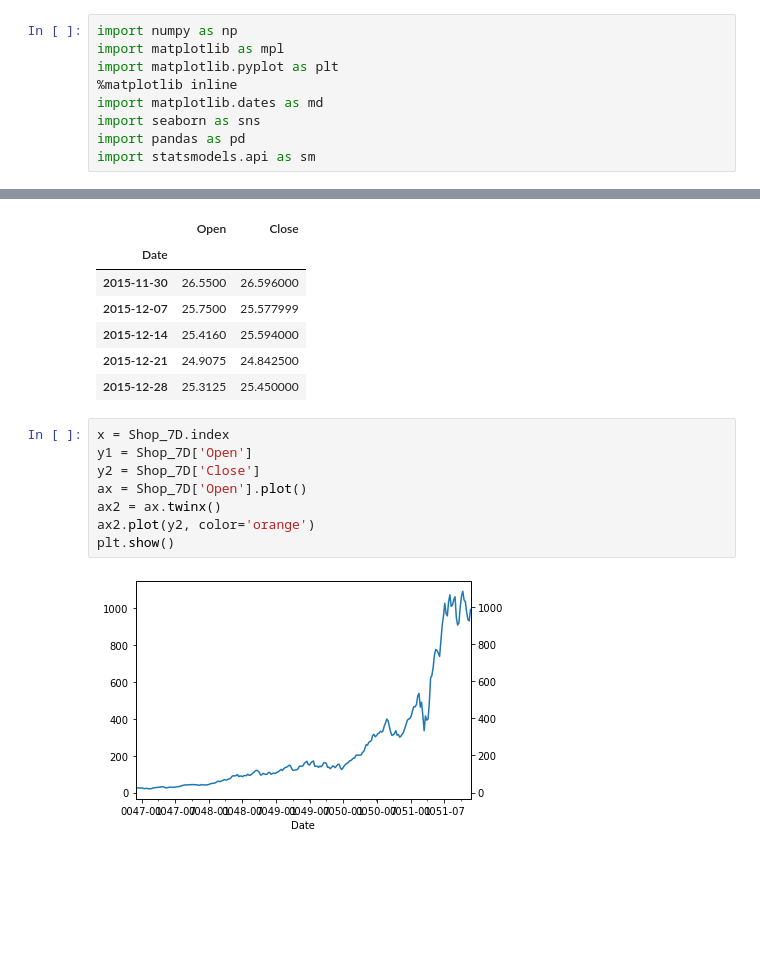
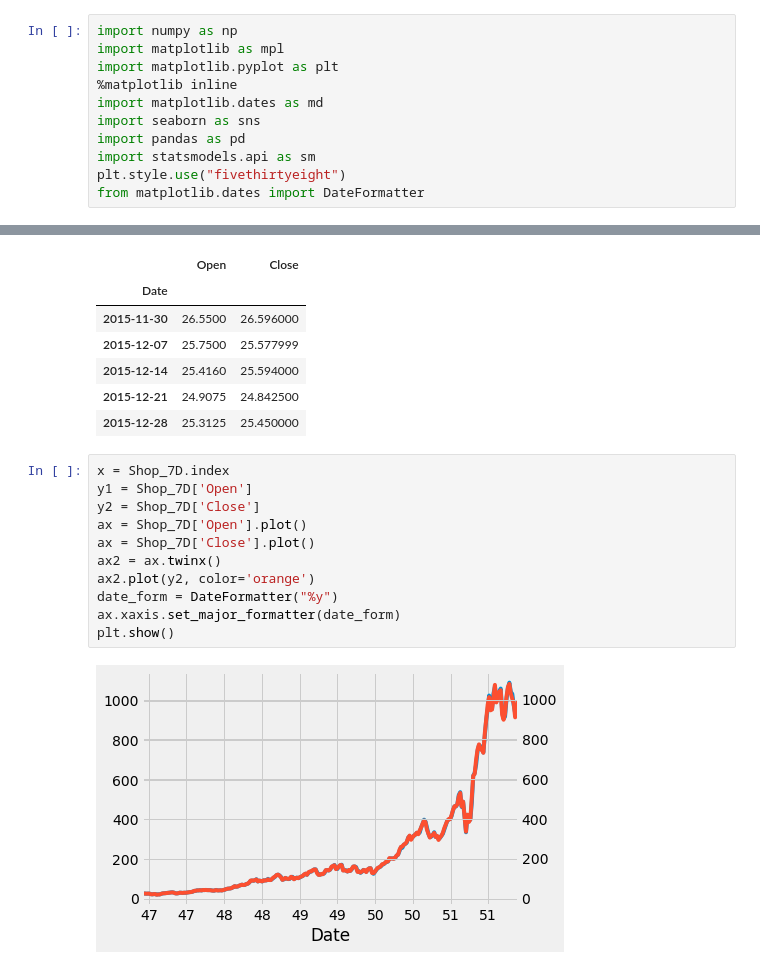
Before and after one commit to aau-vasak/capstone_project, a Jupyter notebook: EDA.ipynb, the cells around one changed output, grey strips where cells are left out. Cells and saved outputs as stored; diff of their text form; blank space fills up the shorter version.

```diff
--- a/EDA.ipynb
+++ b/EDA.ipynb
@@ -7,6 +7,8 @@ import matplotlib.dates as md
 import seaborn as sns
 import pandas as pd
 import statsmodels.api as sm
+plt.style.use("fivethirtyeight")
+from matplotlib.dates import DateFormatter
 # %%
 # Stocks
 SHOP = pd.read_csv('./Data/E Commerce Stocks/SHOP.csv')
@@ -114,10 +116,13 @@ Shop_7D.head()
 # %%
 x = Shop_7D.index
 y1 = Shop_7D['Open']
 y2 = Shop_7D['Close']
 ax = Shop_7D['Open'].plot()
+ax = Shop_7D['Close'].plot()
 ax2 = ax.twinx()
 ax2.plot(y2, color='orange')
+date_form = DateFormatter("%y")
+ax.xaxis.set_major_formatter(date_form)
 plt.show()
 # %% [output]
-[figure, old version]
+[figure, new version]
```
Also changed, not shown: parts of 3 cells of this notebook.
